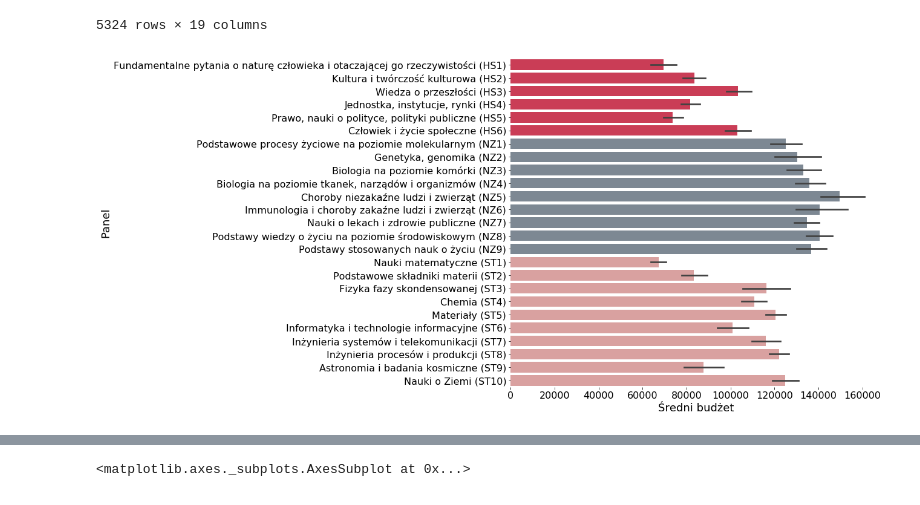
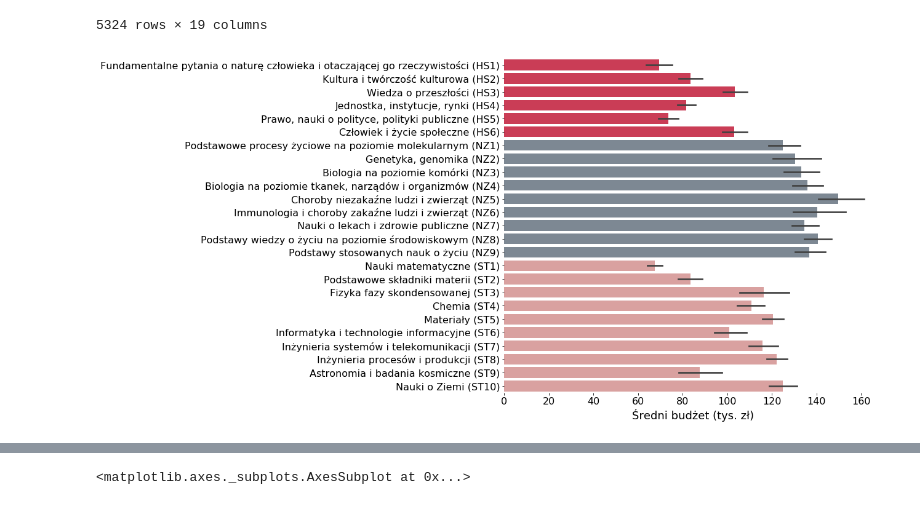
Before and after one commit to wawrzenczyka/WD1, a Jupyter notebook: subpanel/chart.ipynb, the cells around one changed output, grey strips where cells are left out. Saved outputs shown, nothing was run; the diff lists cells and outputs as text; code cells hidden in the pictures.

Commit message:
fixed subpanel

```diff
--- a/subpanel/chart.ipynb
+++ b/subpanel/chart.ipynb
@@ -126,25 +126,27 @@ pdf
 # %%
 plt.figure(figsize=(11,10))
 hs = ["#E12647" for x  in range(6)]
 nz = ["#798897" for x  in range(9)]
 st = ["#E29897" for x  in range(10)]
 allcls = hs+nz+st
 ho = ['HS'+str(i+1) for i in range(6)]
 nz = ['NZ'+str(i+1) for i in range(9)]
 st = ['ST'+str(i+1) for i in range(10)]
+res_pdf=pdf.copy()
+res_pdf['budget'] = pdf['budget']/1000
 order =ho+nz+st
-sns.barplot(x='budget', y='subpanel',data=pdf, palette=allcls, order=panele )
-plt.xlabel('Średni budżet',fontsize=18)
-plt.ylabel('Panel',fontsize=18)
+sns.barplot(x='budget', y='subpanel',data=res_pdf, palette=allcls, order=panele )
+plt.xlabel('Średni budżet (tys. zł)',fontsize=18)
+plt.ylabel('',fontsize=18)
 plt.xticks(fontsize=16)
 plt.yticks(fontsize=16)
 ax = plt.gca()
 sns.despine(top=True, right=True, left=True, bottom=True)
 #plt.title("Średni budżet na panel", fontdict=None, loc='center', pad=None)
 plt.savefig('bar_panels_budgets.png', format='png', bbox_inches='tight',transparent=True)
 #25
 # %% [output]
-[figure, old version]
+[figure, new version]
 # %%
 panel_df = df.copy()
 panel_df["subpanel"] =panel_df["subpanel"].str.replace('\d+', '')
```
Also changed, not shown: 1 other file.
